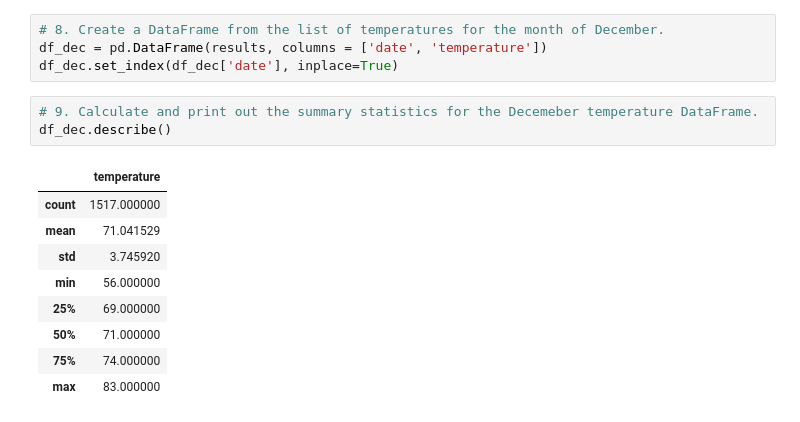
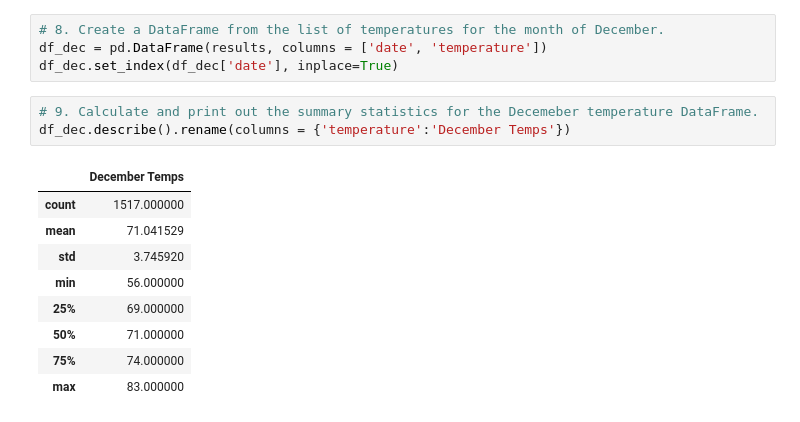
Before and after one commit to ArnavAnjaria/Surfs-Up, a Jupyter notebook: SurfsUp_Challenge.ipynb, the cells around one changed output. Drawn from its saved outputs; the diff is of its cells as text.

```diff
--- a/SurfsUp_Challenge.ipynb
+++ b/SurfsUp_Challenge.ipynb
@@ -101,9 +101,9 @@ df_dec = pd.DataFrame(results, columns = ['date', 'temperature'])
 df_dec.set_index(df_dec['date'], inplace=True)
 # %%
 # 9. Calculate and print out the summary statistics for the Decemeber temperature DataFrame.
-df_dec.describe()
+df_dec.describe().rename(columns = {'temperature':'December Temps'})
 # %% [output]
-|  | temperature |
+|  | December Temps |
 | count | 1517.000000 |
 | mean | 71.041529 |
 | std | 3.745920 |
```
Also changed, not shown: parts of 1 cell of this notebook, 3 other files.
